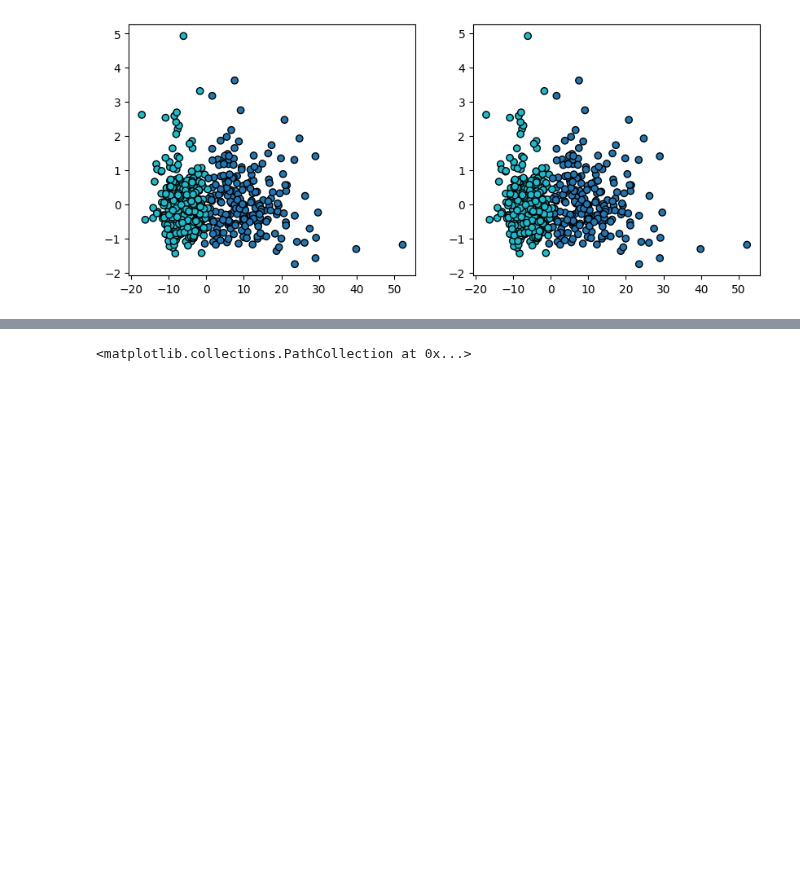
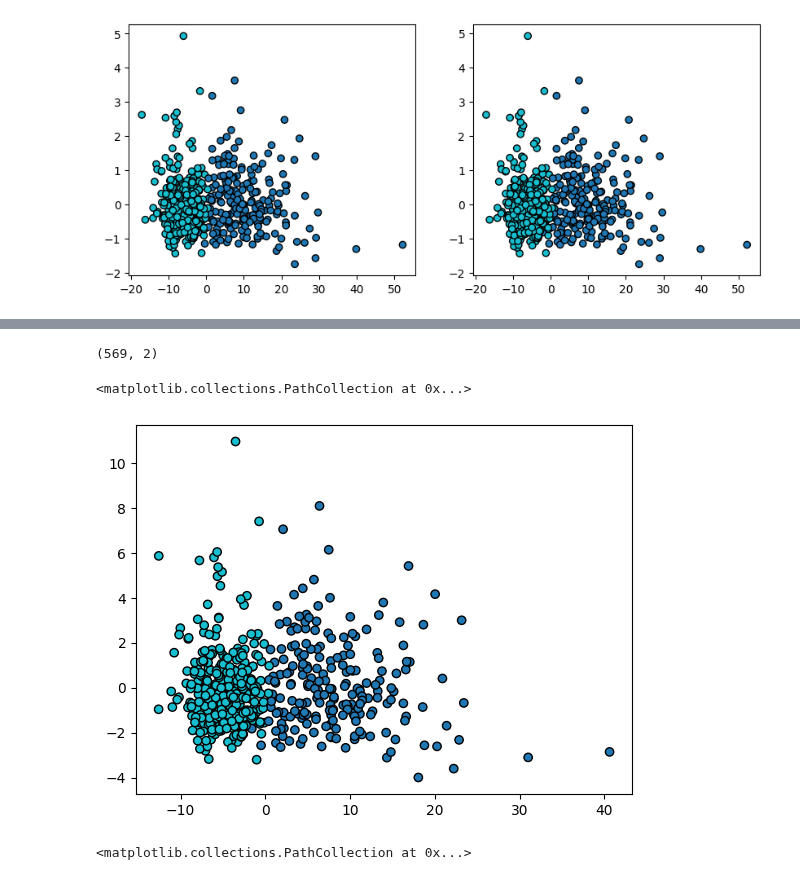
Before and after one commit to scikit-learn-contrib/scikit-matter, a Jupyter notebook: examples/pcovc/test_notebook.ipynb, the cells around one changed output, grey strips where cells are left out. Cells and saved outputs as stored; diff of their text form; code cells hidden in the pictures; blank space fills up the shorter version.

```diff
--- a/examples/pcovc/test_notebook.ipynb
+++ b/examples/pcovc/test_notebook.ipynb
@@ -114,6 +114,10 @@ axis2.scatter(T_2[:, 0], T_2[:, 1], c=y)
 #           #eps=1,
 #           response_method="predict",
 #      )
+
+svc = SVC()
+svc.fit(X_scaled, y)
+print(svc.decision_function(X_scaled).shape)
 # %% [output]
 0.9156414762741653
 (569, 1)
@@ -124,4 +127,20 @@ axis2.scatter(T_2[:, 0], T_2[:, 1], c=y)
 [figure]
+# %%
+classifier = LogisticRegression()
+classifier.fit(X_scaled, y)
+Yhat = classifier.predict(X_scaled)
+W = classifier.coef_.reshape(X_scaled.shape[1], -1)
+
+pcovc1 = PCovC(mixing=0.5, classifier=classifier, n_components=2)
+pcovc1.fit(X_scaled, Yhat, W)
+T = pcovc1.transform(X_scaled)
+print(T.shape)
+fig, axis = plt.subplots()
+axis.scatter(T[:, 0], T[:, 1], c=y)
+# %% [output]
+(569, 2)
+<matplotlib.collections.PathCollection at 0x...>
+[figure, added]
 # %%
 rT = model.inverse_transform(T)
 rT2 = model2.inverse_transform(T_2)
```
Also changed, not shown: parts of 2 cells of this notebook, 3 other files.
